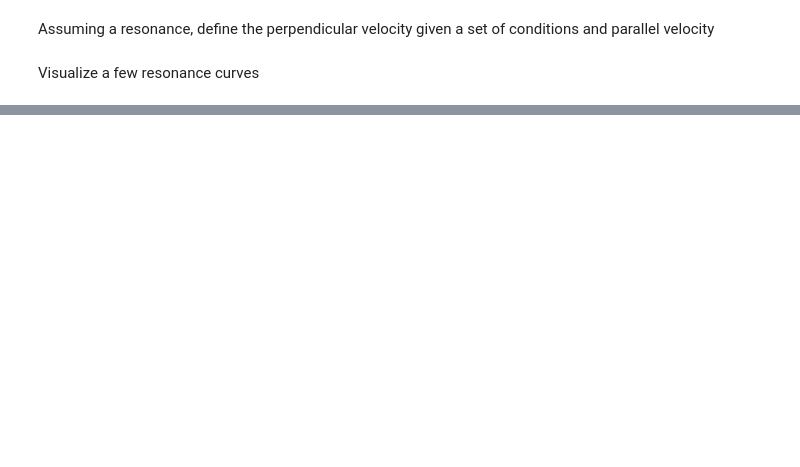
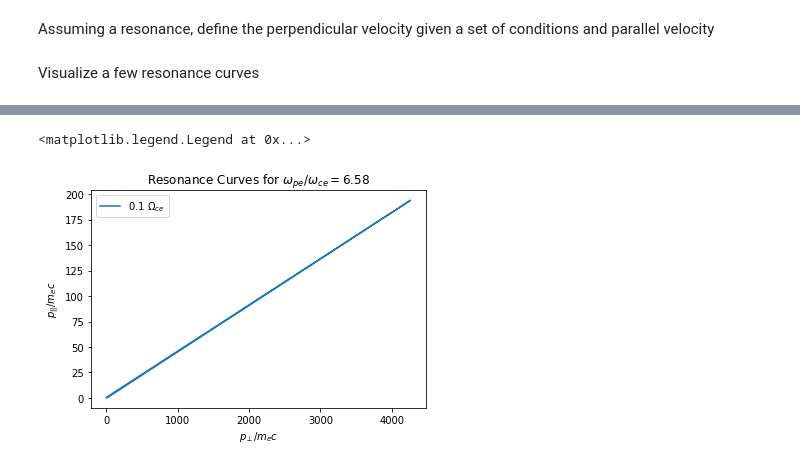
Before and after one commit to mshumko/mageis-microburst, a Jupyter notebook: notebooks/resonance_curves.ipynb, the cells around one changed output, grey strips where cells are left out. Cells and saved outputs as stored; diff of their text form; code cells hidden in the pictures; blank space fills up the shorter version.

Commit message:
Still working on this... I think there is an issue with mapping to momentum space

```diff
--- a/notebooks/resonance_curves.ipynb
+++ b/notebooks/resonance_curves.ipynb
@@ -47,3 +35,16 @@ Draw ellipses for the resonance curves
+# %%
+def p(vPerp, vParallel):
+    """
+    Relativsticlly map velocity to momentum space
+    v is two lists, vperp and vparallel.
+    Output is normalized momnetum (Momentum in SI units)/(me*c)
+    """
+    validInd = np.where(np.isfinite(vPerp))
+    v = np.sqrt(np.power(vPerp[validInd], 2) + np.power(vParallel[validInd], 2))
+    g = 1/np.sqrt(1 - v**2/c**2)
+    pPerp = vPerp[validInd]*g/c
+    pParallel = vParallel[validInd]*g/c
+    return pPerp, pParallel
 # %% [markdown]
 Assuming a resonance, define the perpendicular velocity given a set of conditions and parallel velocity
 # %%
@@ -91,0 +80,12 @@ wce(mlat, L) =  85714.2857143
+# %%
+pPerp, pParallel = p(vPerp, vParallel)
+plt.plot(pPerp, pParallel, label = r'$0.1 \ \Omega_{ce}$')
+#plt.ylim((0, 4))
+#plt.xlim((0, 4))
+plt.xlabel(r'$p_{\perp}/m_e c$')
+plt.ylabel(r'$p_{||}/m_e c$')
+plt.title(r'Resonance Curves for $\omega_{pe} / \omega_{ce} = $' + str(round(wpe(n0, mlat)/wce(mlat, L), 2)))
+plt.legend()
+# %% [output]
+<matplotlib.legend.Legend at 0x...>
+[figure, added]
```
Also changed, not shown: parts of 6 cells of this notebook, 1 other file.
